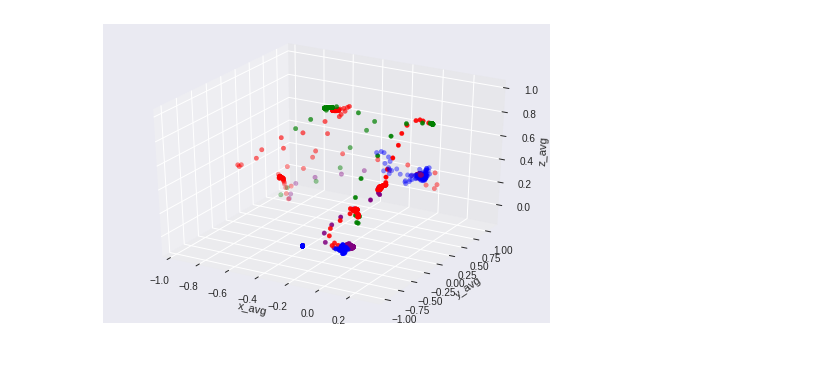
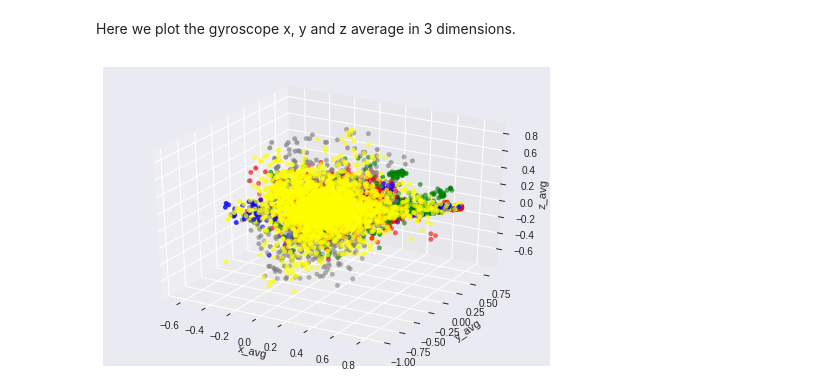
Before and after one commit to pgunasekara/mobilityai, a Jupyter notebook: machine_learning/macmobile.ipynb, the cells around one changed output. Saved outputs shown, nothing was run; the diff lists cells and outputs as text; code cells hidden in the pictures; blank space fills up the shorter version.

```diff
--- a/machine_learning/macmobile.ipynb
+++ b/machine_learning/macmobile.ipynb
@@ -97,6 +277,7 @@ display(gyroscope_csv.head(10))
 # %%
 import sys
-
+"""
+#### OLD STUFF####
 def windowify(size, step, dataset, stats_func):
   # Get the first timestamp
   start = dataset['epoch (ms)'].iloc[0]
@@ -147,6 +328,8 @@ def windowify(size, step, dataset, stats_func):
 
   return windows
 
+"""
+
 def is_contained_by(absorbing_row,merging_row):
   return absorbing_row['epoch_start'] < merging_row['epoch_start'] and \
     absorbing_row['epoch_end'] > merging_row['epoch_end']
@@ -179,6 +362,15 @@ def build_mergeable_dataframes(df1,df2):
         df1_ptr=nxt_ptr
     df2_ptr += 1
   return res
+
+def performMerge(df1,df2):
+  mergeable_series_lst = build_mergeable_dataframes(df1,df2)
+  mergeable_df = pd.DataFrame.from_records(mergeable_series_lst)
+  typecast_map = {"epoch_end":"int64","epoch_start":"int64","action":"int64","epoch_length":"int64"}
+  for i in typecast_map.keys():
+    mergeable_df[i] = mergeable_df[i].astype(typecast_map[i])
+
+  return pd.merge(df1,mergeable_df,on=['epoch_start','epoch_end','action','epoch_length'])
 # %% [markdown]
 User actions are defined as follows:
 
@@ -319,31 +545,25 @@ Index(['accel_x_avg', 'accel_x_max', 'accel_x_min', 'accel_x_var',
+# %% [markdown]
+Here we plot the gyroscope x, y and z average in 3 dimensions.
 # %%
 from mpl_toolkits.mplot3d import Axes3D
-import numpy as np
 import matplotlib
 import matplotlib.pyplot as plt
-
 fig = plt.figure()
 ax = fig.add_subplot(111, projection='3d')
 
-colors = ['red','green','blue','purple']
-color_labels = ['sitting', 'laying in bed', 'walking', 'standing']
+colors = ['red','green','blue','yellow', 'grey']
+color_labels = ['sitting', 'lying in bed', 'walking', 'standing', 'unknown']
 
-ax.scatter(xs=accel_gyro_df['accel_x_avg'],
-           ys=accel_gyro_df['accel_y_avg'],
-           zs=accel_gyro_df['accel_z_avg'],
+ax.scatter(xs=accel_gyro_df['gyro_x_avg'],
+           ys=accel_gyro_df['gyro_y_avg'],
+           zs=accel_gyro_df['gyro_z_avg'],
            c=accel_gyro_df['action'],
            cmap=matplotlib.colors.ListedColormap(colors))
-
-#ax.scatter(xs=gyroscope_dataframe['x_avg'],
-#           ys=gyroscope_dataframe['y_avg'],
-#           zs=gyroscope_dataframe['z_avg'],
-#           c=gyroscope_dataframe['action'],
-#           cmap=matplotlib.colors.ListedColormap(colors))
 
 ax.set_xlabel('x_avg')
 ax.set_ylabel('y_avg')
 ax.set_zlabel('z_avg')
 
 plt.show()
 # %% [output]
-[figure, old version]
+[figure, new version]
```
Also changed, not shown: parts of 21 cells of this notebook.
